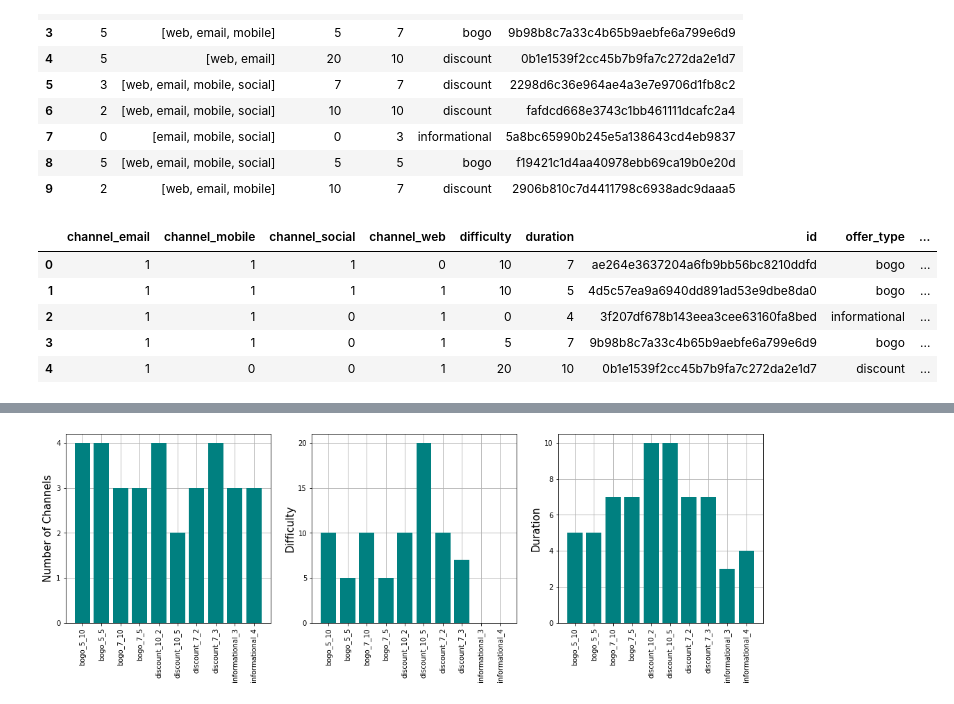
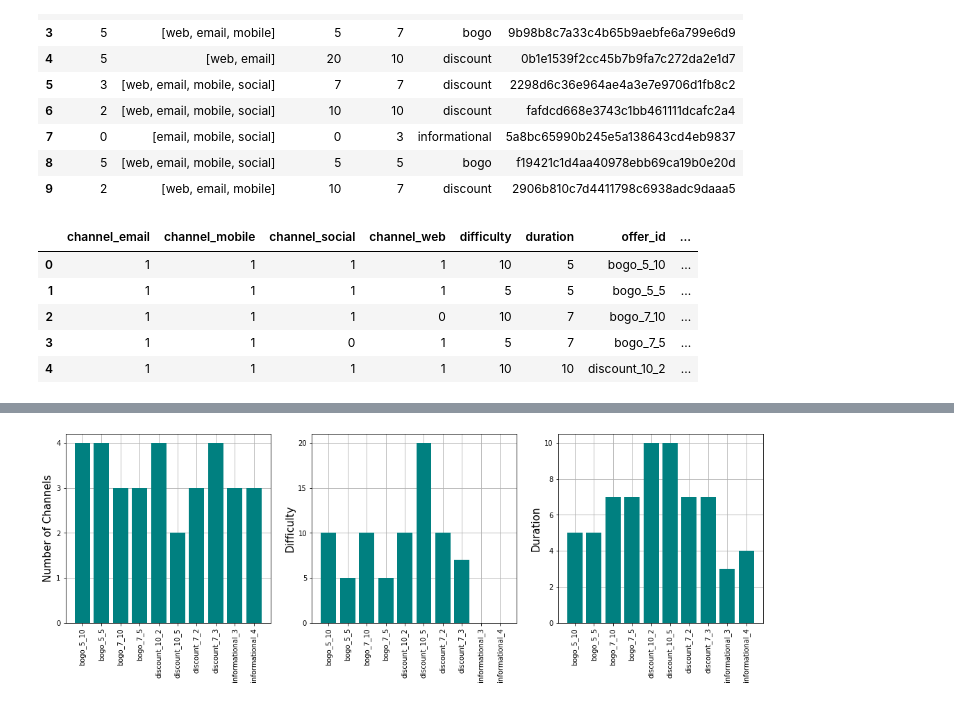
Before and after one commit to soodimilanlouei/Starbuck-Capstone-Challenge, a Jupyter notebook: Starbucks Capstone Project.ipynb, the cells around one changed output, grey strips where cells are left out. Drawn from its saved outputs; the diff is of its cells as text; code cells hidden in the pictures.

```diff
--- a/Starbucks Capstone Project.ipynb
+++ b/Starbucks Capstone Project.ipynb
@@ -127,6 +132,9 @@ import datetime
 portfolio = pd.read_json('data/portfolio.json', orient='records', lines=True)
 profile = pd.read_json('data/profile.json', orient='records', lines=True)
 transcript = pd.read_json('data/transcript.json', orient='records', lines=True)
+# %%
+# profile = pd.read_json('data/profile.json', orient='records', lines=True)
+portfolio = pd.read_json('data/portfolio.json', orient='records', lines=True)
 # %%
 print(len(portfolio))
 portfolio.head(10)
@@ -146,12 +154,33 @@ portfolio.head(10)
 # %%
 portfolio = pd.concat([portfolio[['reward','difficulty', 'duration', 'offer_type', 'id']], pd.get_dummies(portfolio['channels'].apply(pd.Series),
                                                       prefix='channel')], axis=1)
 portfolio = portfolio.groupby(portfolio.columns, axis=1).sum()
+portfolio['num_channels'] = portfolio[['channel_email', 'channel_mobile', 'channel_social', 'channel_web']].sum(axis=1)
+
+portfolio.rename(columns={'id': 'offer_id', 'reward':'offer_reward'}, inplace=True)
+
+portfolio["offer_id"].replace(
+        {
+            'ae264e3637204a6fb9bb56bc8210ddfd':'bogo_7_10',
+            '4d5c57ea9a6940dd891ad53e9dbe8da0':'bogo_5_10',
+            '3f207df678b143eea3cee63160fa8bed':'informational_4',
+            '9b98b8c7a33c4b65b9aebfe6a799e6d9': 'bogo_7_5',
+            '0b1e1539f2cc45b7b9fa7c272da2e1d7': 'discount_10_5',
+            '2298d6c36e964ae4a3e7e9706d1fb8c2': 'discount_7_3',
+            'fafdcd668e3743c1bb461111dcafc2a4': 'discount_10_2',
+            '5a8bc65990b245e5a138643cd4eb9837': 'informational_3',
+            'f19421c1d4aa40978ebb69ca19b0e20d': 'bogo_5_5',
+            '2906b810c7d4411798c6938adc9daaa5': 'discount_7_2'
+
+        },
+        inplace=True,
+    )
+portfolio = portfolio.sort_values(by = 'offer_id').reset_index(drop = True)
 portfolio.head()
 # %% [output]
-|  | channel_email | channel_mobile | channel_social | channel_web | difficulty | duration | id | offer_type | ... |
-| 0 | 1 | 1 | 1 | 0 | 10 | 7 | ae264e3637204a6fb9bb56bc8210ddfd | bogo | ... |
-| 1 | 1 | 1 | 1 | 1 | 10 | 5 | 4d5c57ea9a6940dd891ad53e9dbe8da0 | bogo | ... |
-| 2 | 1 | 1 | 0 | 1 | 0 | 4 | 3f207df678b143eea3cee63160fa8bed | informational | ... |
-| 3 | 1 | 1 | 0 | 1 | 5 | 7 | 9b98b8c7a33c4b65b9aebfe6a799e6d9 | bogo | ... |
-| 4 | 1 | 0 | 0 | 1 | 20 | 10 | 0b1e1539f2cc45b7b9fa7c272da2e1d7 | discount | ... |
+|  | channel_email | channel_mobile | channel_social | channel_web | difficulty | duration | offer_id | ... |
+| 0 | 1 | 1 | 1 | 1 | 10 | 5 | bogo_5_10 | ... |
+| 1 | 1 | 1 | 1 | 1 | 5 | 5 | bogo_5_5 | ... |
+| 2 | 1 | 1 | 1 | 0 | 10 | 7 | bogo_7_10 | ... |
+| 3 | 1 | 1 | 0 | 1 | 5 | 7 | bogo_7_5 | ... |
+| 4 | 1 | 1 | 1 | 1 | 10 | 10 | discount_10_2 | ... |
```
Also changed, not shown: parts of 147 cells of this notebook, 2 other files.
